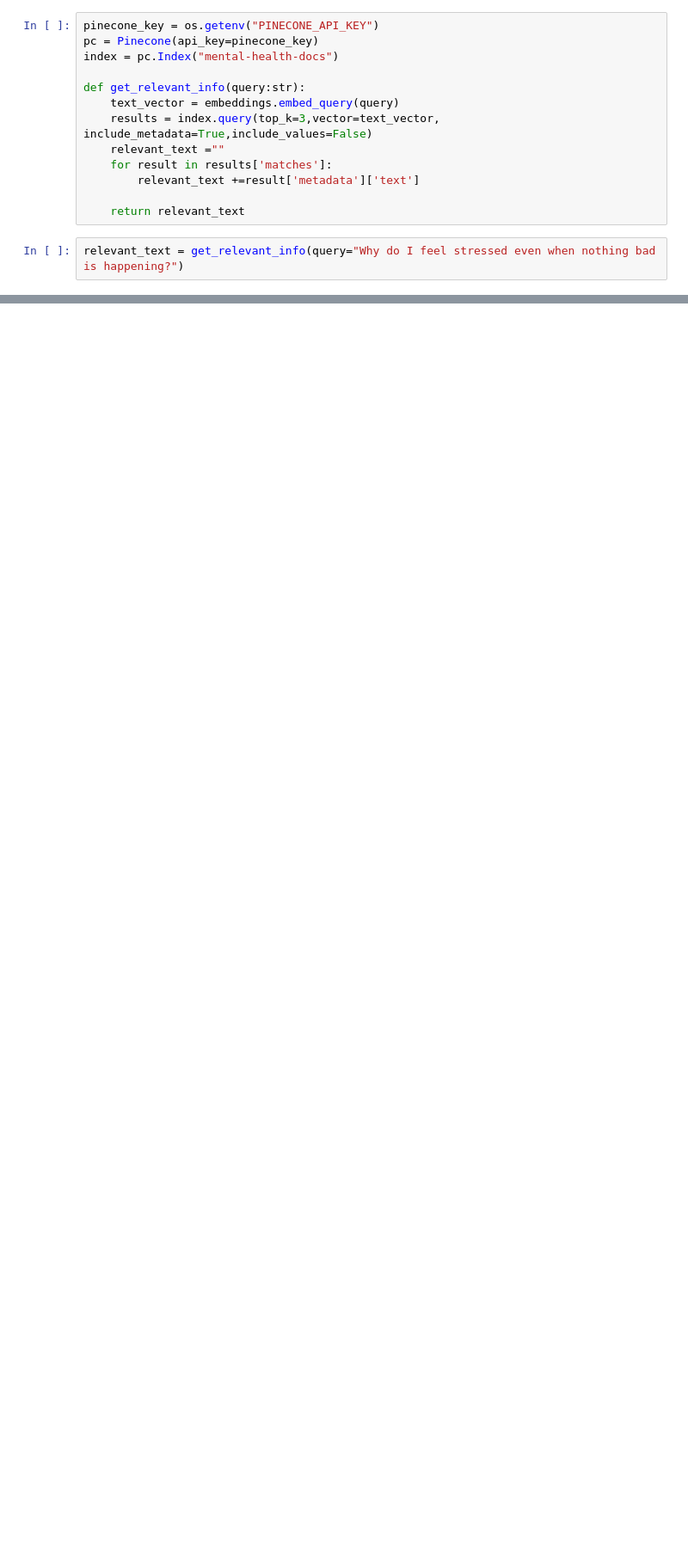
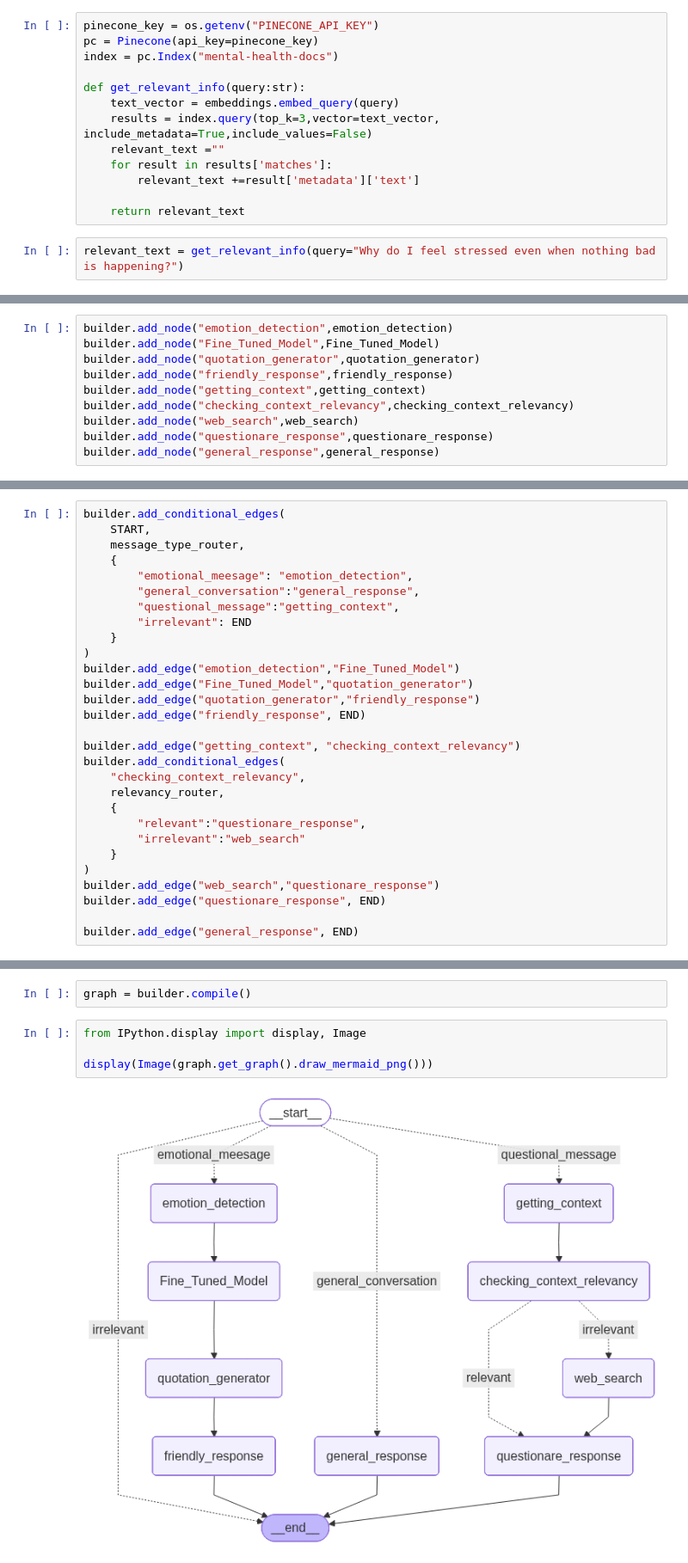
Before and after one commit to DataScienceWithAsif/MindEase-Personalised-MentalHealth-Assistant, a Jupyter notebook: demo.ipynb, the cells around one changed output, grey strips where cells are left out. Shown at 86% size. Drawn from its saved outputs; the diff is of its cells as text; blank space fills up the shorter version.

Commit message:
memory added to graph

```diff
--- a/demo.ipynb
+++ b/demo.ipynb
@@ -29,0 +304,10 @@ relevant_text = get_relevant_info(query="Why do I feel stressed even when nothin
+# %%
+builder.add_node("emotion_detection",emotion_detection)
+builder.add_node("Fine_Tuned_Model",Fine_Tuned_Model)
+builder.add_node("quotation_generator",quotation_generator)
+builder.add_node("friendly_response",friendly_response)
+builder.add_node("getting_context",getting_context)
+builder.add_node("checking_context_relevancy",checking_context_relevancy)
+builder.add_node("web_search",web_search)
+builder.add_node("questionare_response",questionare_response)
+builder.add_node("general_response",general_response)
@@ -29,0 +316,29 @@ relevant_text = get_relevant_info(query="Why do I feel stressed even when nothin
+# %%
+builder.add_conditional_edges(
+    START,
+    message_type_router,
+    {
+        "emotional_meesage": "emotion_detection",
+        "general_conversation":"general_response",
+        "questional_message":"getting_context",
+        "irrelevant": END
+    }
+)
+builder.add_edge("emotion_detection","Fine_Tuned_Model")
+builder.add_edge("Fine_Tuned_Model","quotation_generator")
+builder.add_edge("quotation_generator","friendly_response")
+builder.add_edge("friendly_response", END)
+
+builder.add_edge("getting_context", "checking_context_relevancy")
+builder.add_conditional_edges(
+    "checking_context_relevancy",
+    relevancy_router,
+    {
+        "relevant":"questionare_response",
+        "irrelevant":"web_search"
+    }
+)
+builder.add_edge("web_search","questionare_response")
+builder.add_edge("questionare_response", END)
+
+builder.add_edge("general_response", END)
@@ -29,0 +347,8 @@ relevant_text = get_relevant_info(query="Why do I feel stressed even when nothin
+# %%
+graph = builder.compile()
+# %%
+from IPython.display import display, Image
+
+display(Image(graph.get_graph().draw_mermaid_png()))
+# %% [output]
+[figure, added]
```
Also changed, not shown: parts of 31 cells of this notebook, 5 other files.
